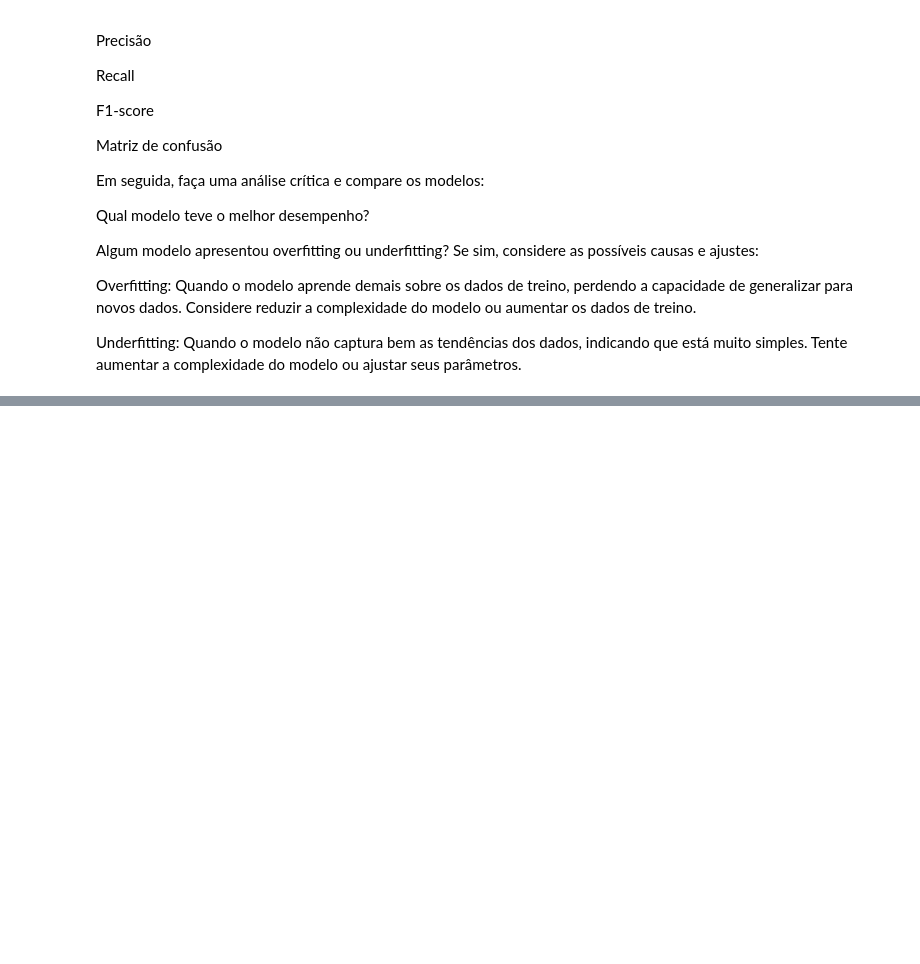
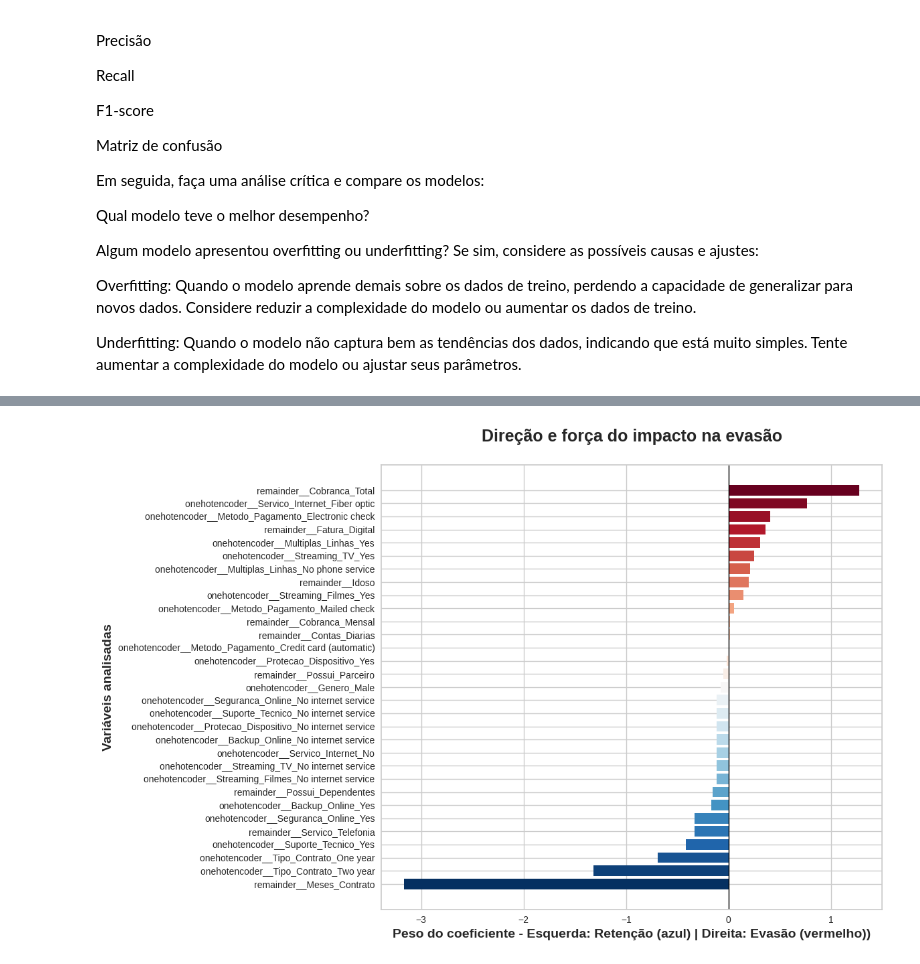
Before and after one commit to alexandrebarbosa-dev/Desafio-Telecom-X-Parte-2-Prevendo-Churn, a Jupyter notebook: Desafio_Telecom_X_–_Parte_2_Prevendo_Churn.ipynb, the cells around one changed output, grey strips where cells are left out. Drawn from its saved outputs; the diff is of its cells as text; code cells hidden in the pictures; blank space fills up the shorter version.

```diff
--- a/Desafio_Telecom_X_–_Parte_2_Prevendo_Churn.ipynb
+++ b/Desafio_Telecom_X_–_Parte_2_Prevendo_Churn.ipynb
@@ -546,0 +731,18 @@ Underfitting: Quando o modelo não captura bem as tendências dos dados, indican
+# %%
+from yellowbrick.model_selection import FeatureImportances
+
+fig, ax = plt.subplots(figsize=(12, 8))
+
+visualizador_log = FeatureImportances(modelo_logistico, relative=False, labels=X.columns, colormap='RdBu_r', ax=ax)
+visualizador_log.fit(X_train_scaled, y_train)
+
+ax.set_title('Direção e força do impacto na evasão', fontsize=18, fontweight='bold', pad=25)
+ax.set_xlabel('Peso do coeficiente - Esquerda: Retenção (azul) | Direita: Evasão (vermelho))', fontsize=14, fontweight='bold')
+ax.set_ylabel('Variáveis analisadas', fontsize=14, fontweight='bold')
+
+ax.axvline(0, color='black', linestyle='-', linewidth=1)
+
+plt.tight_layout()
+plt.show()
+# %% [output]
+[figure, added]
```
Also changed, not shown: parts of 25 cells of this notebook.
